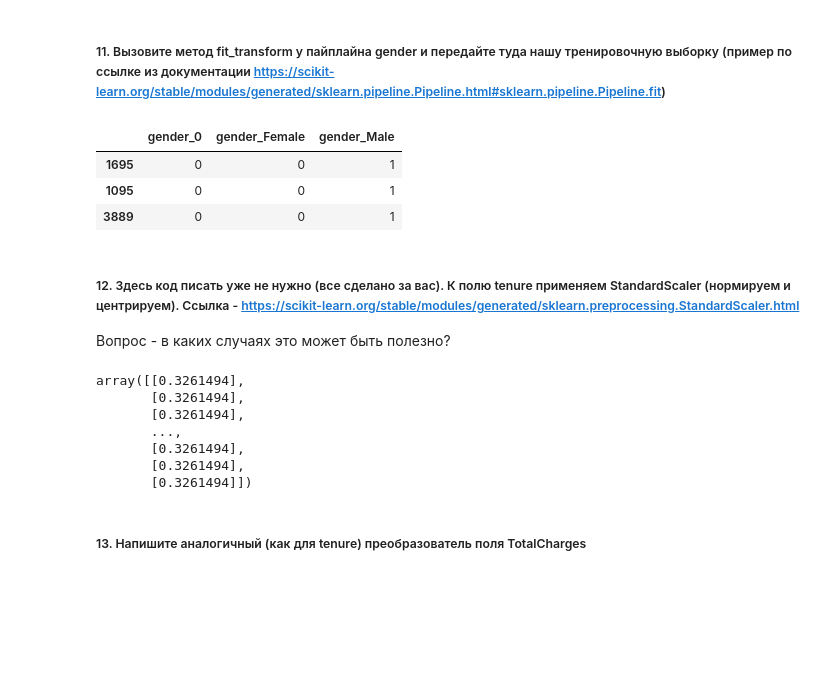
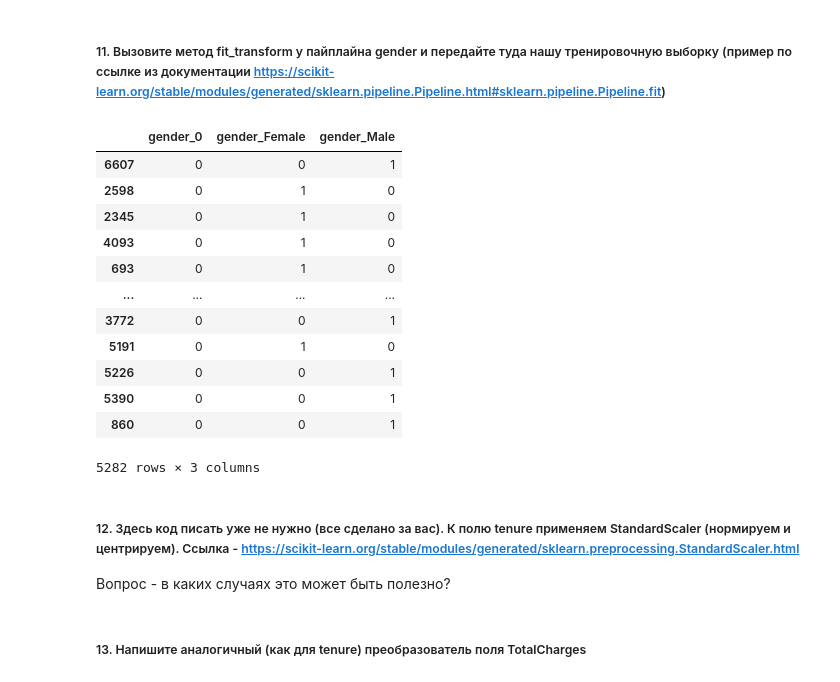
Before and after one commit to humantom88/geekbrains-ml-in-business, a Jupyter notebook: lesson1/homework/HW1.ipynb, the cells around one changed output. Cells and saved outputs as stored; diff of their text form; code cells hidden in the pictures; blank space fills up the shorter version.

```diff
--- a/lesson1/homework/HW1.ipynb
+++ b/lesson1/homework/HW1.ipynb
@@ -188,14 +181,8 @@ from sklearn.model_selection import train_test_split
 
 features = ['gender', 'tenure', 'PhoneService', 'TotalCharges', 'StreamingMovies', 'StreamingTV', 'TechSupport']
 target = 'Churn'
-
 # Ваш код здесь
-X_train, X_test, y_train, y_test = train_test_split(
-    df[features],
-    df[target],
-    test_size=0.3,
-    random_state=RANDOM_STATE
-)
+X_train, X_test, y_train, y_test = train_test_split(df[features], df[target], random_state=RANDOM_STATE)
 # %% [markdown]
 ##### 10. соберите pipeline для поля gender (нужно разобраться и изучить https://scikit-learn.org/stable/modules/generated/sklearn.pipeline.Pipeline.html ) из классов ColumnSelector и OHEEncoder, которые уже написаны ниже заранее
 # %%
@@ -253,12 +240,22 @@ gender = Pipeline([
 # %% [markdown]
 ##### 11. Вызовите метод fit_transform у пайплайна gender и передайте туда нашу тренировочную выборку (пример по ссылке из документации https://scikit-learn.org/stable/modules/generated/sklearn.pipeline.Pipeline.html#sklearn.pipeline.Pipeline.fit)
-# %%
-gender.fit_transform(X_train).head(3)
-# %% [output]
-|  | gender_0 | gender_Female | gender_Male |
-| 1695 | 0 | 0 | 1 |
-| 1095 | 0 | 0 | 1 |
-| 3889 | 0 | 0 | 1 |
+# %%
+# Ваш код здесь
+gender.fit_transform(X_train)
+# %% [output]
+|  | gender_0 | gender_Female | gender_Male |
+| 6607 | 0 | 0 | 1 |
+| 2598 | 0 | 1 | 0 |
+| 2345 | 0 | 1 | 0 |
+| 4093 | 0 | 1 | 0 |
+| 693 | 0 | 1 | 0 |
+| ... | ... | ... | ... |
+| 3772 | 0 | 0 | 1 |
+| 5191 | 0 | 1 | 0 |
+| 5226 | 0 | 0 | 1 |
+| 5390 | 0 | 0 | 1 |
+| 860 | 0 | 0 | 1 |
+5282 rows × 3 columns
 # %% [markdown]
 ##### 12. Здесь код писать уже не нужно (все сделано за вас). К полю tenure применяем StandardScaler (нормируем и центрируем). Ссылка - https://scikit-learn.org/stable/modules/generated/sklearn.preprocessing.StandardScaler.html
 Вопрос - в каких случаях это может быть полезно?
@@ -272,13 +269,3 @@ tenure =  Pipeline([
-# %%
-tenure.fit_transform(X_train)
-# %% [output]
-array([[0.3261494],
-       [0.3261494],
-       [0.3261494],
-       ...,
-       [0.3261494],
-       [0.3261494],
-       [0.3261494]])
 # %% [markdown]
 ##### 13. Напишите аналогичный (как для tenure) преобразователь поля TotalCharges
 # %%
```
Also changed, not shown: parts of 21 cells of this notebook, 1 other file.
